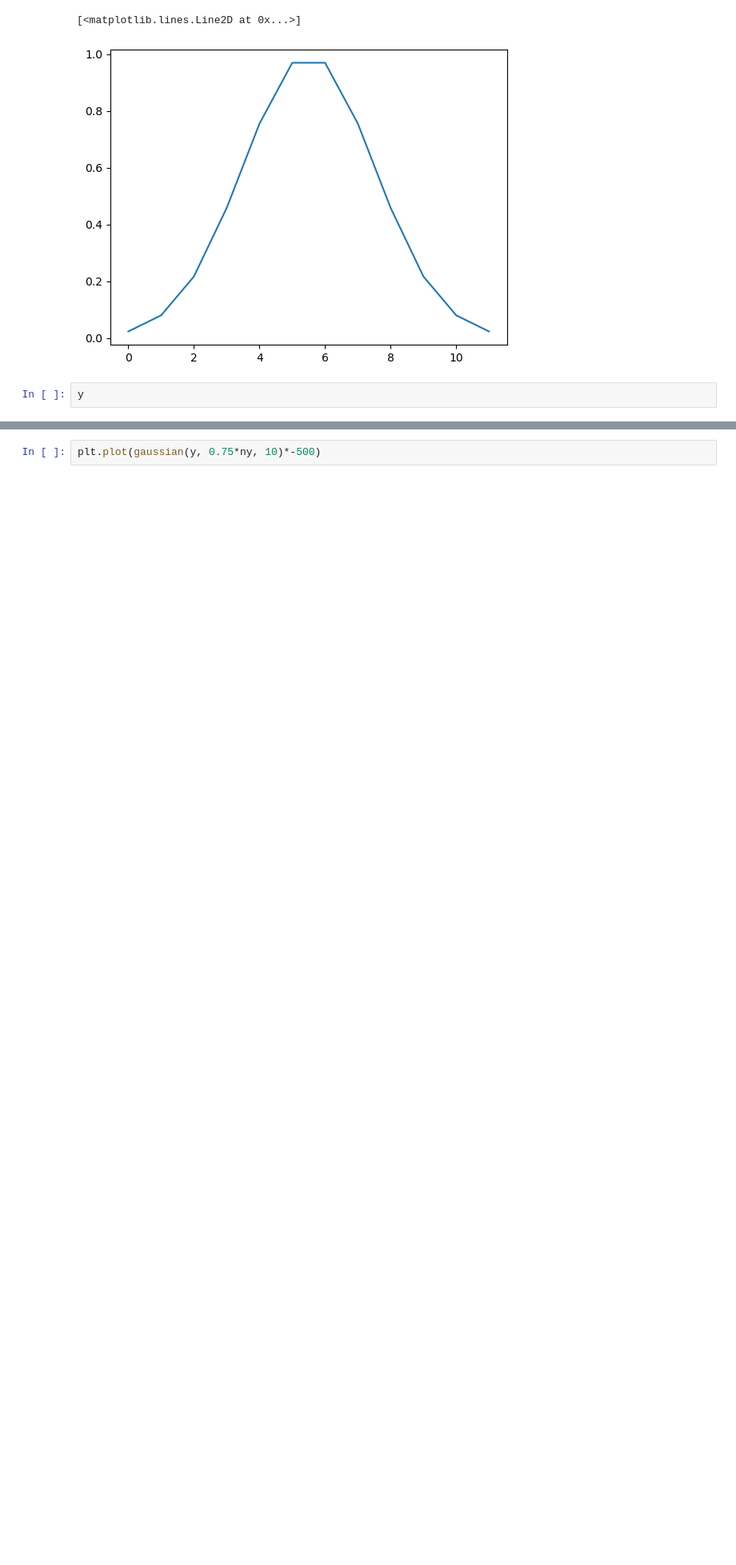
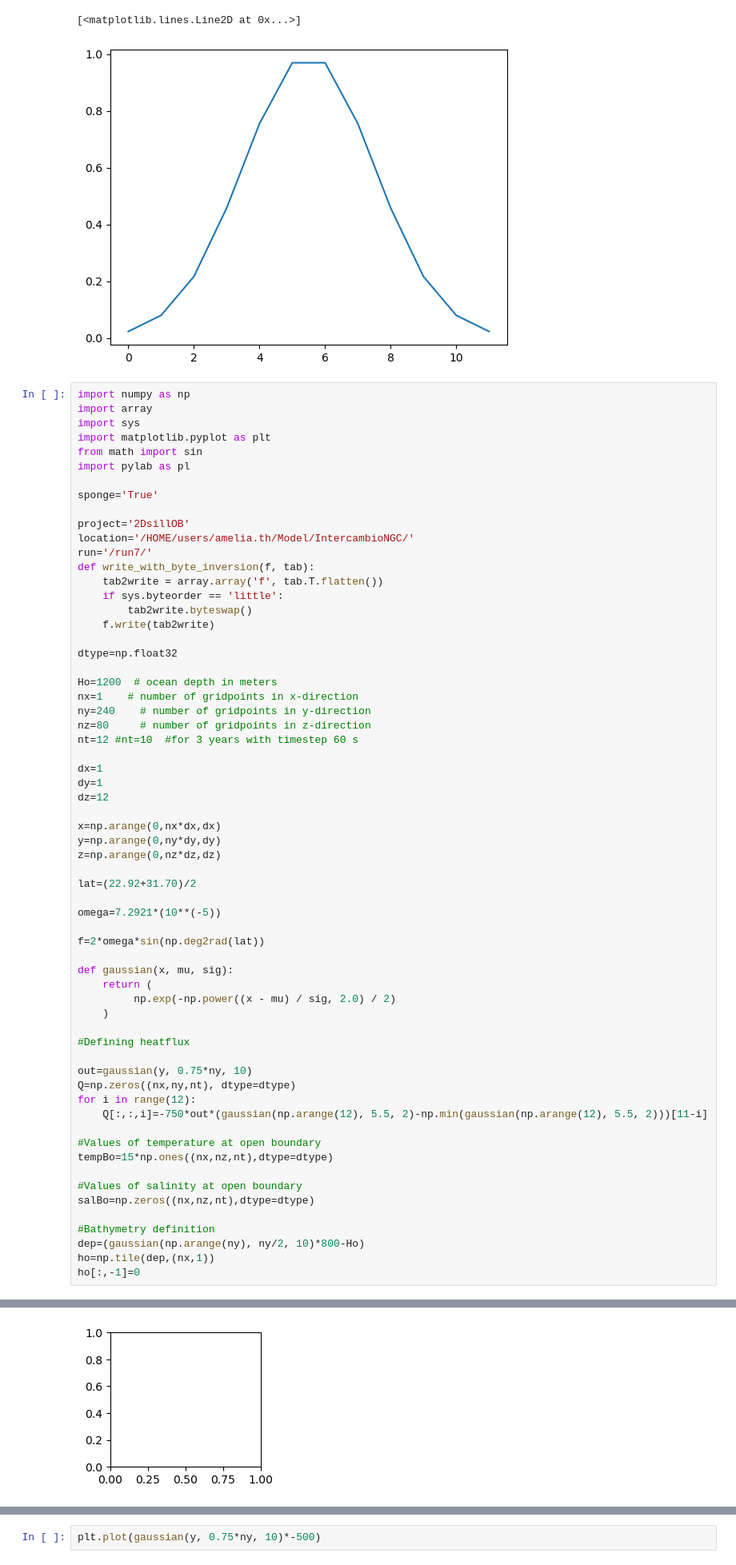
Before and after one commit to kaftkatt/IntercambioNGC, a Jupyter notebook: Scripts/GenerateData.ipynb, the cells around one changed output, grey strips where cells are left out. Shown at 80% size. Saved outputs shown, nothing was run; the diff lists cells and outputs as text; blank space fills up the shorter version.

```diff
--- a/Scripts/GenerateData.ipynb
+++ b/Scripts/GenerateData.ipynb
@@ -335,5 +385,66 @@ plt.plot(gaussian(np.arange(12), 5.5, 2))
 [<matplotlib.lines.Line2D at 0x...>]
 [figure]
 # %%
-y
+import numpy as np
+import array
+import sys
+import matplotlib.pyplot as plt
+from math import sin
+import pylab as pl
+
+sponge='True'
+
+project='2DsillOB'
+location='/HOME/users/amelia.th/Model/IntercambioNGC/'
+run='/run7/'
+def write_with_byte_inversion(f, tab):
+    tab2write = array.array('f', tab.T.flatten())
+    if sys.byteorder == 'little':
+        tab2write.byteswap()
+    f.write(tab2write)
+
+dtype=np.float32
+
+Ho=1200  # ocean depth in meters
+nx=1    # number of gridpoints in x-direction
+ny=240    # number of gridpoints in y-direction
+nz=80     # number of gridpoints in z-direction
+nt=12 #nt=10  #for 3 years with timestep 60 s
+
+dx=1
+dy=1
+dz=12
+
+x=np.arange(0,nx*dx,dx)
+y=np.arange(0,ny*dy,dy)
+z=np.arange(0,nz*dz,dz)
+
+lat=(22.92+31.70)/2
+
+omega=7.2921*(10**(-5))
+
+f=2*omega*sin(np.deg2rad(lat))
+
+def gaussian(x, mu, sig):
+    return (
+         np.exp(-np.power((x - mu) / sig, 2.0) / 2)
+    )
+
+#Defining heatflux
+
+out=gaussian(y, 0.75*ny, 10)
+Q=np.zeros((nx,ny,nt), dtype=dtype)
+for i in range(12):
+    Q[:,:,i]=-750*out*(gaussian(np.arange(12), 5.5, 2)-np.min(gaussian(np.arange(12), 5.5, 2)))[11-i]
+
+#Values of temperature at open boundary
+tempBo=15*np.ones((nx,nz,nt),dtype=dtype)
+
+#Values of salinity at open boundary
+salBo=np.zeros((nx,nz,nt),dtype=dtype)
+
+#Bathymetry definition
+dep=(gaussian(np.arange(ny), ny/2, 10)*800-Ho)
+ho=np.tile(dep,(nx,1))
+ho[:,-1]=0
 # %% [output]
@@ -356,0 +451 @@ array([  0. ,   0.5,   1. ,   1.5,   2. ,   2.5,   3. ,   3.5,   4. ,
+[figure, added]
```
Also changed, not shown: parts of 6 cells of this notebook, 44 other files.
